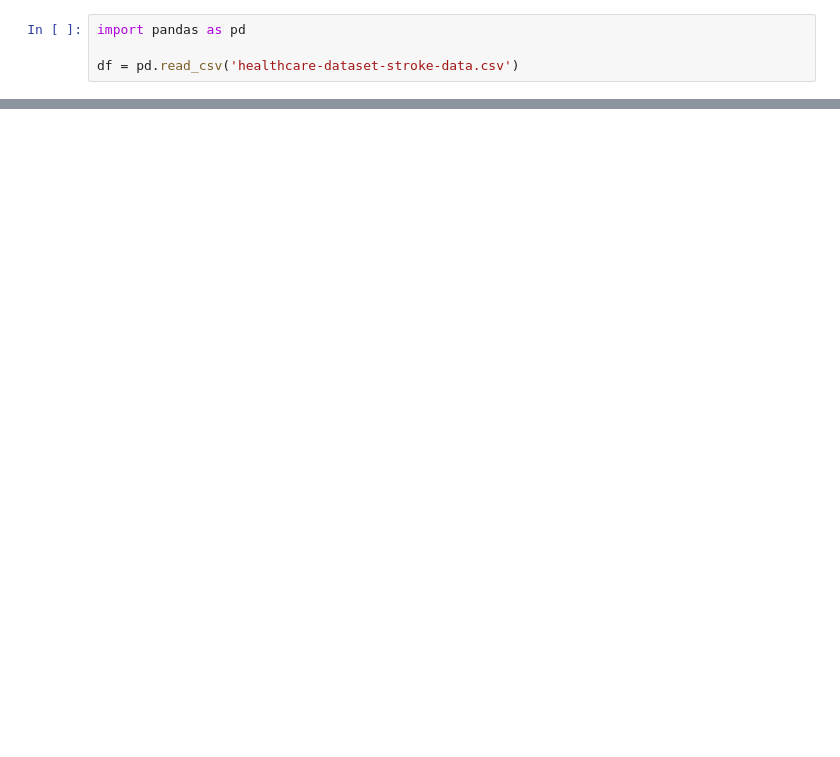
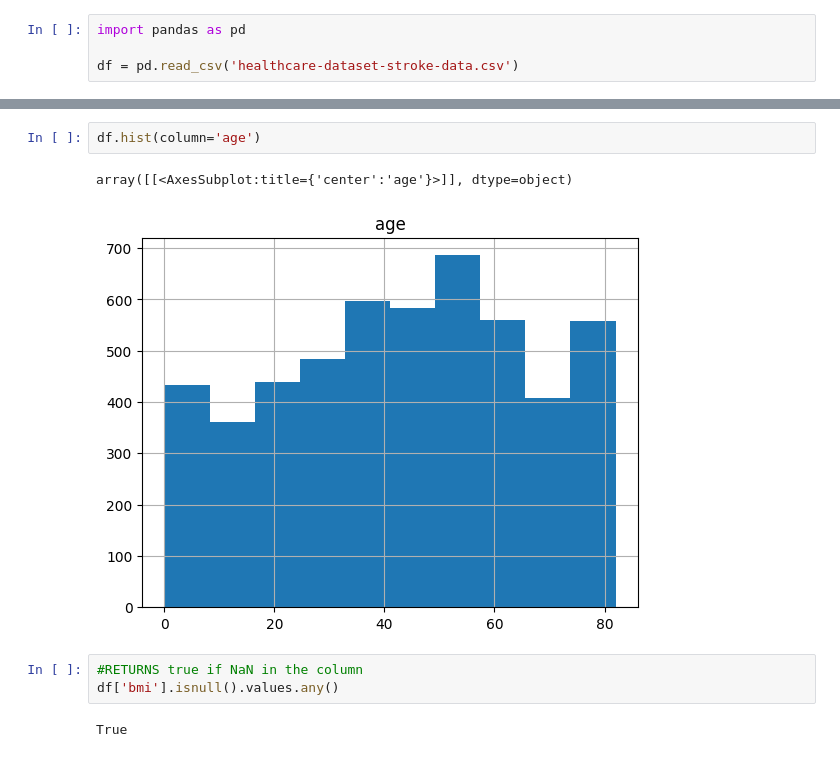
Before and after one commit to shivam-patil-DAX/Assignments, a Jupyter notebook: Data Science/Data_Analytics/Untitled.ipynb, the cells around one changed output, grey strips where cells are left out. Drawn from its saved outputs; the diff is of its cells as text; blank space fills up the shorter version.

```diff
--- a/Data Science/Data_Analytics/Untitled.ipynb
+++ b/Data Science/Data_Analytics/Untitled.ipynb
@@ -24,0 +83,10 @@ df.isnull()
+# %%
+df.hist(column='age')
+# %% [output]
+array([[<AxesSubplot:title={'center':'age'}>]], dtype=object)
+[figure, added]
+# %%
+#RETURNS true if NaN in the column
+df['bmi'].isnull().values.any()
+# %% [output]
+True
```
Also changed, not shown: parts of 8 cells of this notebook.
